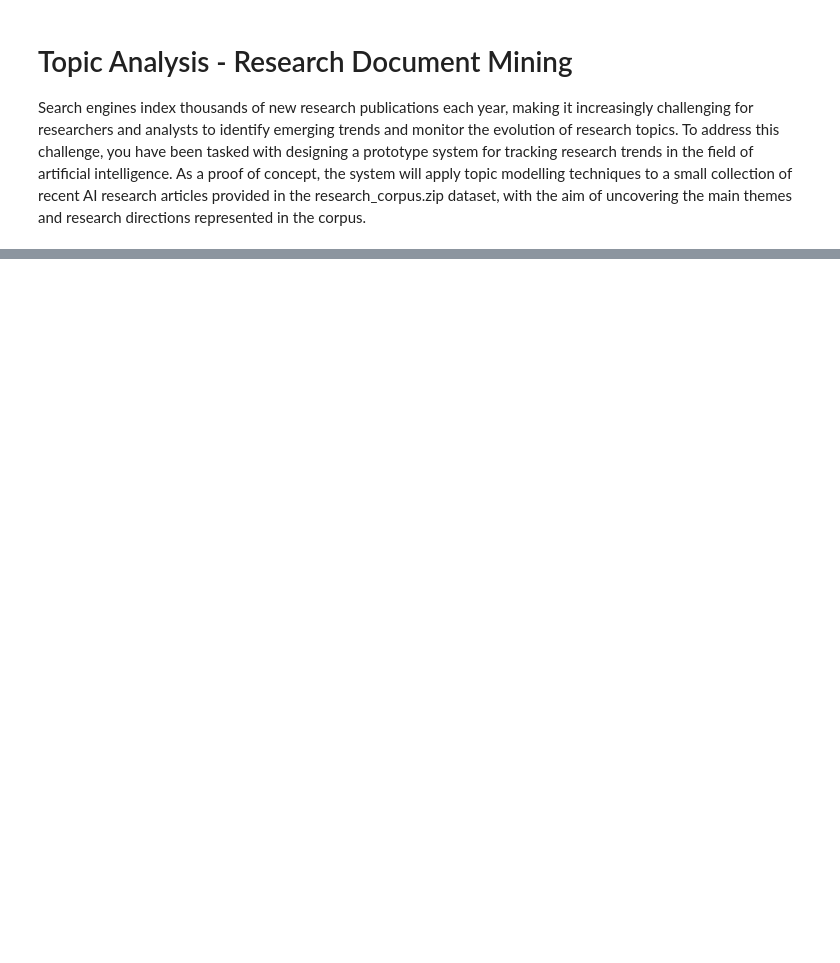
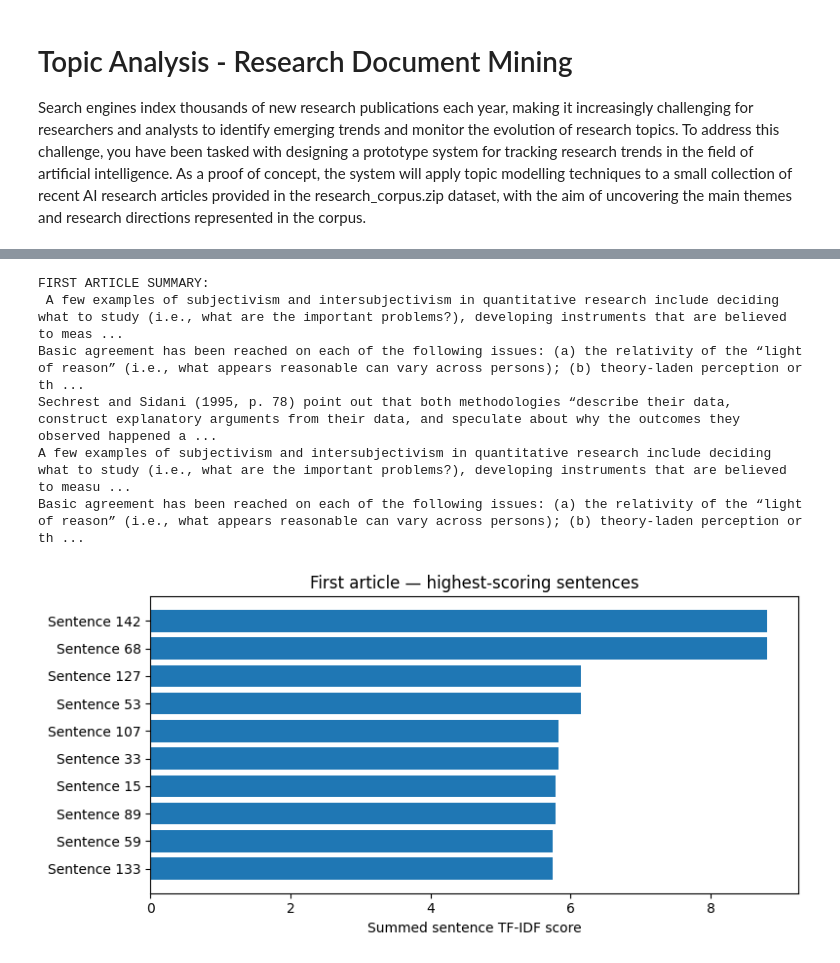
Before and after one commit to MasindiManaga/Natural_Language_Processing, a Jupyter notebook: notebooks/03_document_mining.ipynb, the cells around one changed output, grey strips where cells are left out. Drawn from its saved outputs; the diff is of its cells as text; code cells hidden in the pictures; blank space fills up the shorter version.

```diff
--- a/notebooks/03_document_mining.ipynb
+++ b/notebooks/03_document_mining.ipynb
@@ -28,0 +45,15 @@ print(corpus[['article_id', 'word_count', 'character_count']].to_string(index=Fa
+# %%
+# preprocess text
+def clean_article(text):
+    text = re.sub(r'https?://\S+|www\.\S+|\S+@\S+', ' ', text)
+    text = re.sub(r'\b(?:references|bibliography)\b.*$', ' ', text,
+                  flags=re.IGNORECASE | re.DOTALL) if re.search(
+                      r'(?im)^\s*(?:references|bibliography)\s*$', text) else text
+    text = re.sub(r'\s+', ' ', text).strip()
+    return text
+
+corpus['cleaned_content'] = corpus['content'].map(clean_article)
+print(corpus[['article_id', 'word_count']].to_string(index=False))
+print('First cleaned article excerpt:', corpus.loc[0, 'cleaned_content'][:400])
+# save corpus for Question 4
+corpus.to_csv("../data/processed/cleaned_research_corpus.csv", index=False, encoding='utf-8')
@@ -28,0 +68,32 @@ print(corpus[['article_id', 'word_count', 'character_count']].to_string(index=Fa
+# %%
+# summarise first article
+def split_sentences(text):
+    return [s.strip() for s in re.split(r'(?<=[.!?])\s+(?=[A-Z])', text)
+            if len(s.split()) >= 8]
+
+def extractive_summary(text, count=5):
+    sentences = split_sentences(text)
+    if not sentences:
+        return [], []
+    matrix = TfidfVectorizer(stop_words='english').fit_transform(sentences)
+    scores = np.asarray(matrix.sum(axis=1)).ravel()
+    selected = sorted(np.argsort(scores)[-min(count, len(sentences)):])
+    return [sentences[i] for i in selected], [(i + 1, scores[i]) for i in np.argsort(scores)[-10:][::-1]]
+
+first_summary, sentence_ranks = extractive_summary(corpus.loc[0, 'cleaned_content'])
+print('FIRST ARTICLE SUMMARY:\n', '\n'.join(first_summary))
+fig, ax = plt.subplots(figsize=(8, 4))
+ax.barh([f'Sentence {i}' for i, _ in sentence_ranks][::-1],
+        [score for _, score in sentence_ranks][::-1])
+ax.set_xlabel('Summed sentence TF-IDF score')
+ax.set_title('First article — highest-scoring sentences')
+plt.tight_layout()
+plt.show()
+# %% [output]
+FIRST ARTICLE SUMMARY:
+ A few examples of subjectivism and intersubjectivism in quantitative research include deciding what to study (i.e., what are the important problems?), developing instruments that are believed to meas ...
+Basic agreement has been reached on each of the following issues: (a) the relativity of the “light of reason” (i.e., what appears reasonable can vary across persons); (b) theory-laden perception or th ...
+Sechrest and Sidani (1995, p. 78) point out that both methodologies “describe their data, construct explanatory arguments from their data, and speculate about why the outcomes they observed happened a ...
+A few examples of subjectivism and intersubjectivism in quantitative research include deciding what to study (i.e., what are the important problems?), developing instruments that are believed to measu ...
+Basic agreement has been reached on each of the following issues: (a) the relativity of the “light of reason” (i.e., what appears reasonable can vary across persons); (b) theory-laden perception or th ...
+[figure, added]
```
Also changed, not shown: parts of 4 cells of this notebook.
